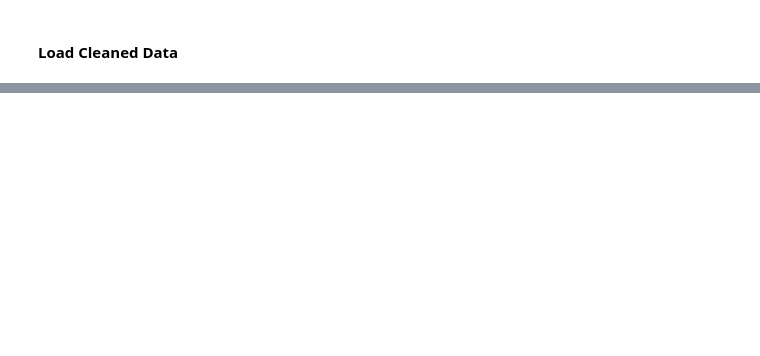
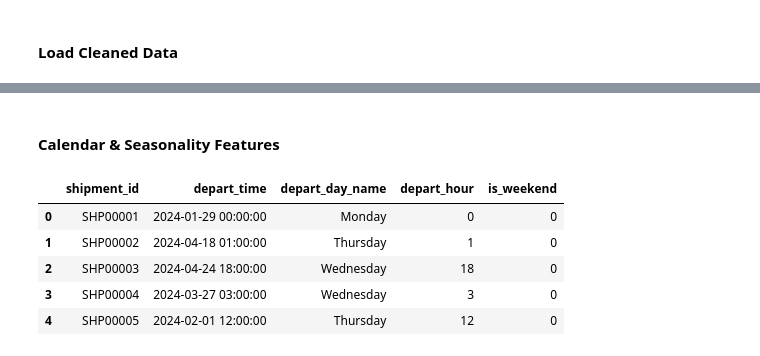
Before and after one commit to Wandera-Martin/trade-corridor-analytics, a Jupyter notebook: notebooks/02_feature_engineering.ipynb, the cells around one changed output, grey strips where cells are left out. Saved outputs shown, nothing was run; the diff lists cells and outputs as text; code cells hidden in the pictures; blank space fills up the shorter version.

```diff
--- a/notebooks/02_feature_engineering.ipynb
+++ b/notebooks/02_feature_engineering.ipynb
@@ -27,0 +68,29 @@ FileNotFoundError: [Errno 2] No such file or directory: '../data/processed\\corr
+# %% [markdown]
+#### Calendar & Seasonality Features
+# %%
+# -----------------------------
+# Calendar features for patterns + seasonality
+# -----------------------------
+df["depart_date"] = df["depart_time"].dt.date
+df["depart_year"] = df["depart_time"].dt.year
+df["depart_month"] = df["depart_time"].dt.month
+df["depart_day"] = df["depart_time"].dt.day
+
+# Day-of-week features
+df["depart_day_of_week_num"] = df["depart_time"].dt.dayofweek  # Monday=0 ... Sunday=6
+df["depart_day_name"] = df["depart_time"].dt.day_name()
+
+# Hour-of-day features (useful if congestion depends on time)
+df["depart_hour"] = df["depart_time"].dt.hour
+
+# Weekend flag
+df["is_weekend"] = df["depart_day_of_week_num"].isin([5, 6]).astype(int)
+
+df[["shipment_id", "depart_time", "depart_day_name", "depart_hour", "is_weekend"]].head()
+# %% [output]
+|  | shipment_id | depart_time | depart_day_name | depart_hour | is_weekend |
+| 0 | SHP00001 | 2024-01-29 00:00:00 | Monday | 0 | 0 |
+| 1 | SHP00002 | 2024-04-18 01:00:00 | Thursday | 1 | 0 |
+| 2 | SHP00003 | 2024-04-24 18:00:00 | Wednesday | 18 | 0 |
+| 3 | SHP00004 | 2024-03-27 03:00:00 | Wednesday | 3 | 0 |
+| 4 | SHP00005 | 2024-02-01 12:00:00 | Thursday | 12 | 0 |
```
Also changed, not shown: parts of 17 cells of this notebook.
